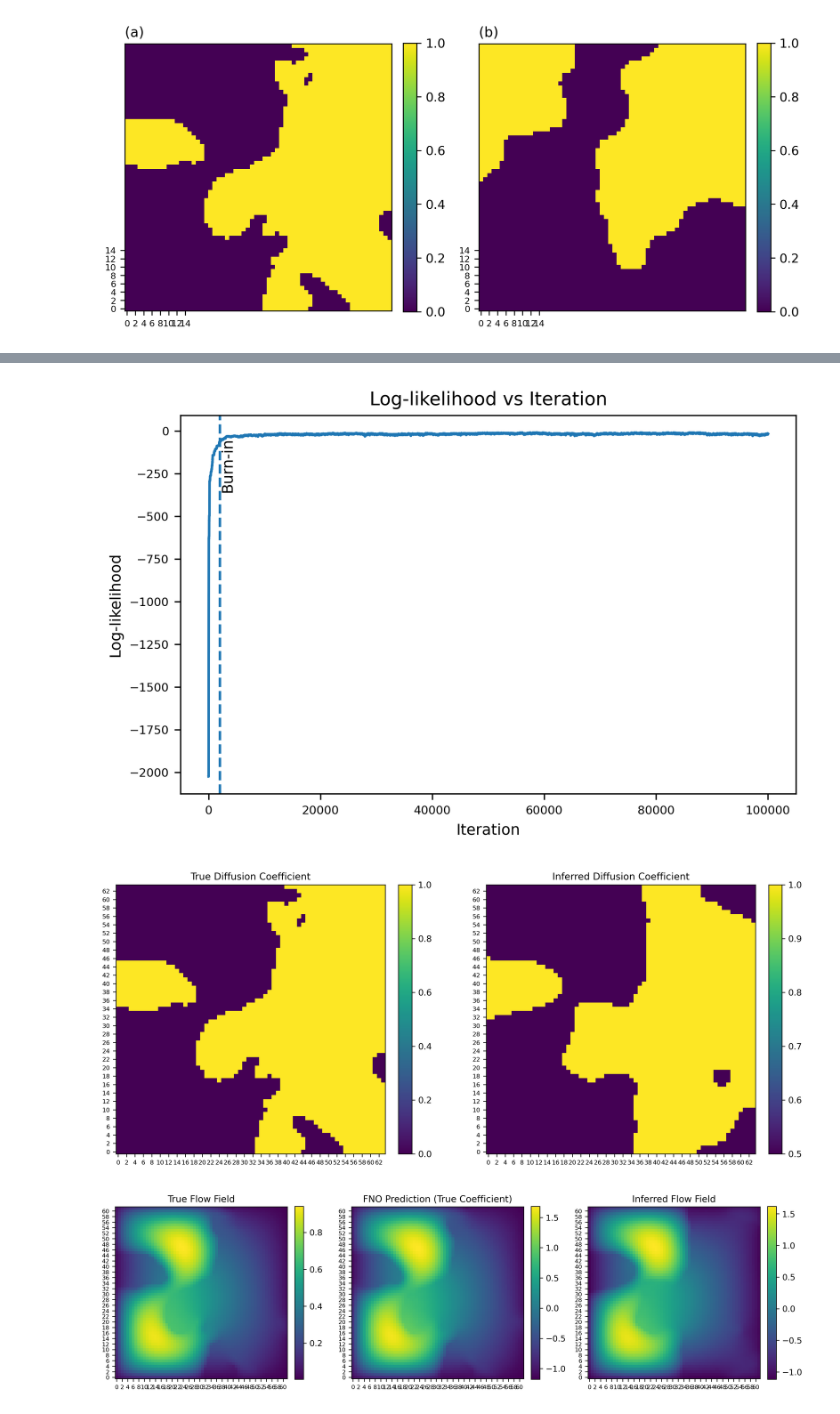
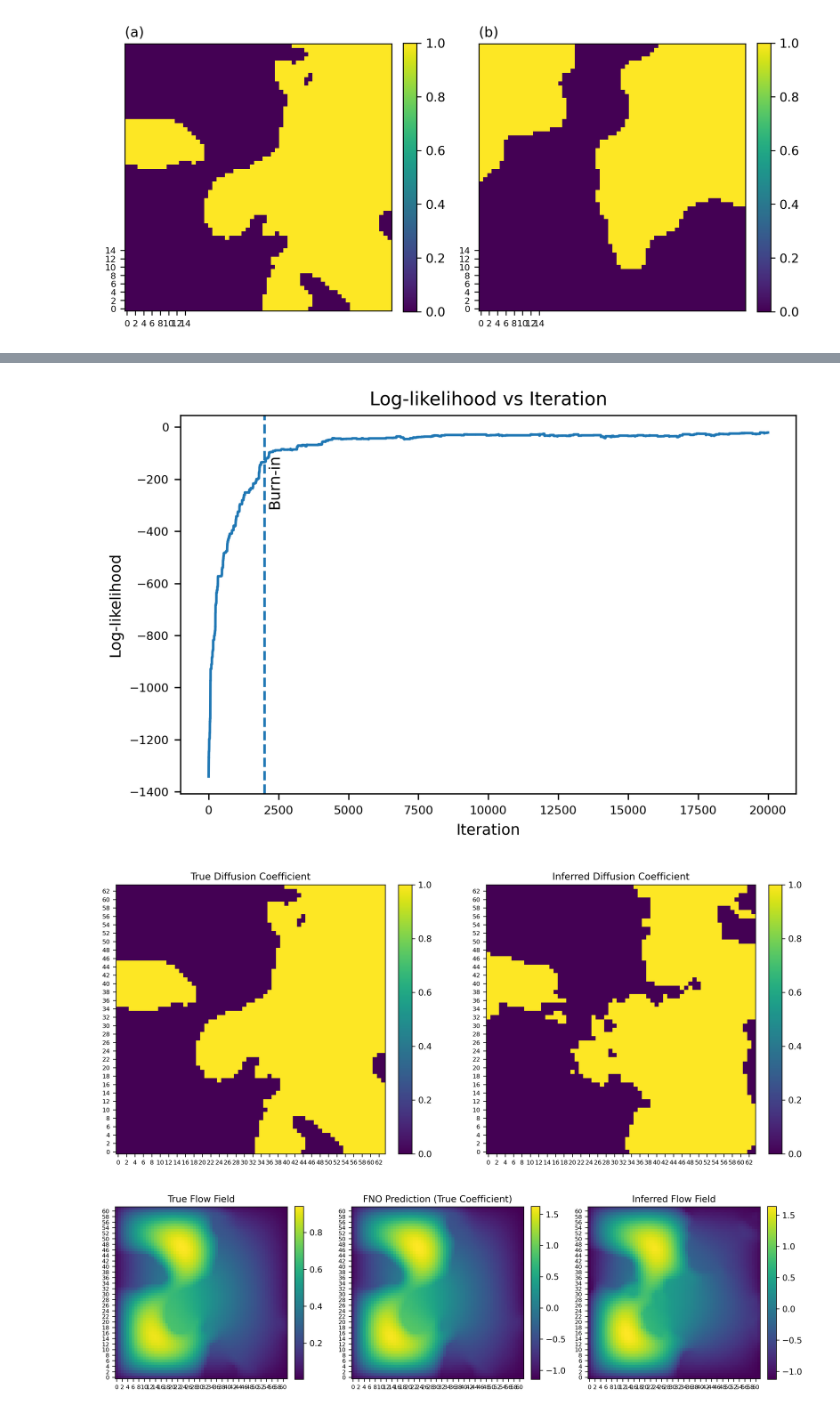
Before and after one commit to gzein/fno-bayesian-inverse-problems, a Jupyter notebook: FNO_clean.ipynb, the cells around one changed output, grey strips where cells are left out. Saved outputs shown, nothing was run; the diff lists cells and outputs as text; code cells hidden in the pictures.

```diff
--- a/FNO_clean.ipynb
+++ b/FNO_clean.ipynb
@@ -33,7 +33,7 @@ data_batch_size = 32
 data_test_batch_sizes = [32, 32]
 
 # === Model ===
-FNO_n_modes=(25, 25)
+FNO_n_modes=(32, 32)
 FNO_in_channels=1
 FNO_out_channels=1
 FNO_hidden_channels=32  # Width of model. Documentation recommends 64, but 32 is sufficient for our purposes and much faster to train.
@@ -43,7 +43,7 @@ FNO_factorization="tucker"
 FNO_rank=0.42
 
 # === Training ===
-TRAIN_epochs = 500
+TRAIN_epochs = 150
 # %%
 # Activate GPU (if available)
 device = torch.device("cuda" if torch.cuda.is_available() else "cpu")
@@ -221,7 +234,7 @@ Testing on [] samples         on resolutions [].
 # %%
 # === MCMC HYPERPARAMETERS ===
-MCMC_delta = 0.01  # can experiment later with adaptive delta, as in it gets smaller as the number of iterations increases.
-MCMC_n_iterations = 100_000  # Most likely need it on the order of 100,000 to get good results, but we can test the code with fewer iterations first.
+MCMC_delta = 0.1  # can experiment later with adaptive delta, as in it gets smaller as the number of iterations increases.
+MCMC_n_iterations = 10_000  # Most likely need it on the order of 100,000 to get good results, but we can test the code with fewer iterations first.
 MCMC_tau = -1  # Smoothing parameter for the smooth threshold function. Higher values make it closer to a hard threshold, while lower values make it smoother. We can experiment with different values to see how it affects the results.
 # %%
 # MCMC helper functions
@@ -567,9 +580,14 @@ from collections import deque
 import numpy as np
 import torch
 
+# === MCMC HYPERPARAMETERS ===
+MCMC_delta = 0.0025  # can experiment later with adaptive delta, as in it gets smaller as the number of iterations increases.
+MCMC_n_iterations = 20_000  # Most likely need it on the order of 100,000 to get good results, but we can test the code with fewer iterations first.
+MCMC_tau = -1  # Smoothing parameter for the smooth threshold function. Higher values make it closer to a hard threshold, while lower values make it smoother. We can experiment with different values to see how it affects the results.
+
 # --- Hyperparameters ---
 target_acceptance = 0.234
-adapt_interval    = 1000        # match your existing print interval
+adapt_interval    = 1_000        # match your existing print interval
 delta_min, delta_max = 1e-6, 0.49   # keep sqrt(1-2δ) real, so δ < 0.5
 
 nll_window = deque(maxlen=200)
@@ -584,7 +602,7 @@ ll_current = log_likelihood(theta_0_tensor, true_observations, model, sigma=sigm
 for i in range(MCMC_n_iterations):
 
     # --- Proposal (your original formula, unchanged) ---
-    u_proposal     = np.sqrt(1 - 2 * MCMC_delta) * u_0 + np.sqrt(2 * MCMC_delta) * sample_GP_operator_mixed(u_0, bandwidth=1.5e-5, smooth_sigma=2.0, interface_weight=0.8)
+    u_proposal     = np.sqrt(1 - 2 * MCMC_delta) * u_0 + np.sqrt(2 * MCMC_delta) * sample_GP_operator()
     theta_proposal = T_push(u_proposal, tau=MCMC_tau)
     theta_proposal_tensor = torch.tensor(theta_proposal, dtype=torch.float32).unsqueeze(0).unsqueeze(0).to(device)
 
@@ -611,12 +629,15 @@ for i in range(MCMC_n_iterations):
         acceptance_rate   = n_accepted_window / adapt_interval
         n_accepted_window = 0            # reset for next window
 
-        # Exponential scaling: nudge delta toward target acceptance
-        factor     = np.exp(acceptance_rate - target_acceptance)
-        MCMC_delta = float(np.clip(MCMC_delta * factor, delta_min, delta_max))
+        # # Exponential scaling: nudge delta toward target acceptance
+        # factor     = np.exp(acceptance_rate - target_acceptance)
+        # MCMC_delta = float(np.clip(MCMC_delta * factor, delta_min, delta_max))
 
         avg_nll = np.mean(nll_window)
-
+        # if acceptance_rate < target_acceptance:
+        #     MCMC_delta /= 2  # divide by two if we're below target acceptance
+        # elif acceptance_rate > 0.5:
+        #     MCMC_delta *= 2  # multiply by two if we're above 0.5
         print(f"Iteration {i+1}/{MCMC_n_iterations} | "
               f"accept={acceptance_rate:.3f} | "
               f"delta={MCMC_delta:.5f} | "
@@ -676,7 +700,7 @@ plt.tight_layout()
 plt.savefig('loss_curve.png', bbox_inches='tight', dpi=300)
 plt.show()
 # %% [output]
-[figure, old version]
+[figure, new version]
 # %%
 with torch.no_grad():
     forwards = model(true_field[0,0].unsqueeze(0).unsqueeze(0).to(device))
@@ -695,8 +719,7 @@ fig1, axs1 = plt.subplots(1, 2, figsize=(12, 5), dpi=300)
 
 fields1 = [
     true_field.cpu().numpy()[0, 0],
-    T_push(theta_0, boundary=0.5),
-    fno_prediction,
+    T_push(np.mean(theta_evolution[-10:], axis=0), tau=MCMC_tau, boundary=0.5),
 ]
 
 titles1 = [
@@ -720,34 +743,34 @@ plt.savefig('true_vs_inferred_coefficients.png', bbox_inches='tight', dpi=300)
 # Second figure (bottom row)
 # ----------------------
 fig2, axs2 = plt.subplots(1, 3, figsize=(12, 4), dpi=300)
 
 fields2 = [
     true_observations.cpu().numpy()[0, 0],
     fno_prediction,
     predicted_solution,
 
 ]
 
 titles2 = [
     "True Flow Field",
     "FNO Prediction (True Coefficient)",
     "Inferred Flow Field"
 ]
 
 for ax, field, title in zip(axs2, fields2, titles2):
     im = ax.imshow(field[1:field.shape[0]-1, 1:field.shape[1]-1], cmap='viridis', interpolation='nearest', origin='lower')
     ax.set_title(title, fontsize=11, loc='center', pad=6)
     ax.set_xticks(range(0, field.shape[0]-2, 2))
     ax.set_yticks(range(0, field.shape[1]-2, 2))
     ax.tick_params(labelsize=7)
     plt.colorbar(im, ax=ax, fraction=0.046, pad=0.04)
 
 plt.tight_layout()
 plt.savefig('true_vs_inferred_flows.png', bbox_inches='tight', dpi=300)
 
 plt.show()
 # %% [output]
-[figure, old version]
+[figure, new version]
 [figure]
 # %%
 # FNO error on the true coefficient -- this is your best possible NLL
```
Also changed, not shown: parts of 15 cells of this notebook, 5 other files.
